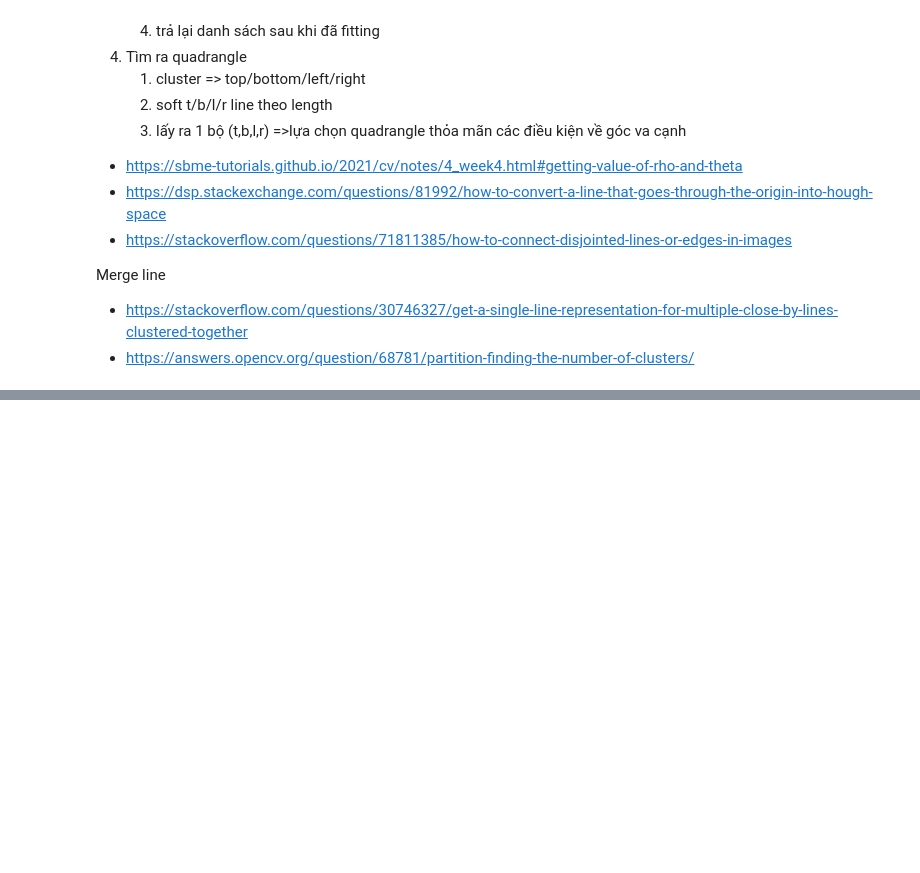
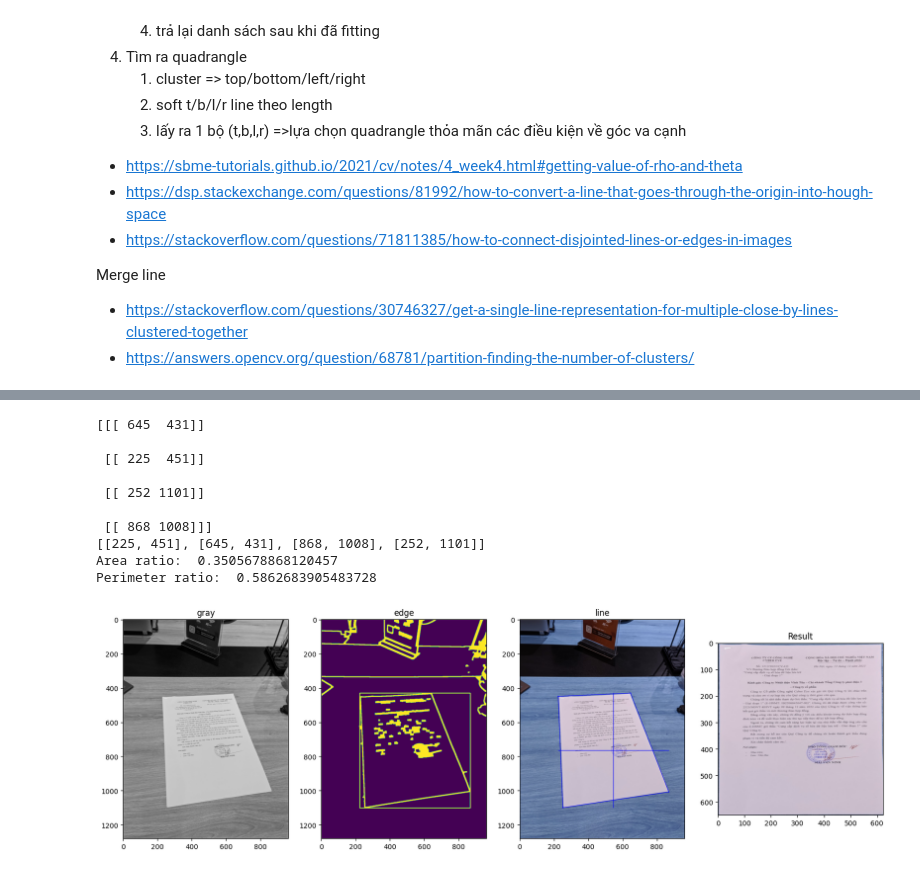
Before and after one commit to dqhuy/kuka-py, a Jupyter notebook: kuka.lab/kuka-perspective-doc.ipynb, the cells around one changed output, grey strips where cells are left out. Drawn from its saved outputs; the diff is of its cells as text; code cells hidden in the pictures; blank space fills up the shorter version.

```diff
--- a/kuka.lab/kuka-perspective-doc.ipynb
+++ b/kuka.lab/kuka-perspective-doc.ipynb
@@ -515,0 +293,79 @@ Couldn't find program: 'echo'
+# %%
+pathImage = r"D:\Google-drive-huy-work\imagedata\perspective-skew\train\img_ (4).jpg"
+# %%
+#Method 1: using biggest contour
+src = cv2.imread(pathImage)
+lineImg = np.zeros(src.shape,dtype=np.uint8)
+cropedImg = np.zeros(src.shape,dtype=np.uint8)
+hasCropped=False
+topleftPoint=[]
+toprightPoint=[]
+bottomleftPoint=[]
+bottomrightPoint=[]
+
+
+img_height = src.shape[0]
+img_width = src.shape[1]
+
+gray = cv2.cvtColor(src, cv2.COLOR_BGR2GRAY) # CONVERT IMAGE TO GRAY SCALE
+blurImg = cv2.GaussianBlur(gray, (5, 5), 1) # ADD GAUSSIAN BLUR
+
+edgeImg = cv2.Canny(blurImg,40,200) # APPLY CANNY BLUR
+kernel = np.ones((7, 7))
+edgeImg = cv2.dilate(edgeImg, kernel, iterations=2) # APPLY DILATION
+edgeImg = cv2.erode(edgeImg, kernel, iterations=1)  # APPLY EROSION
+
+## FIND ALL COUNTOURS
+contours, hierarchy = cv2.findContours(edgeImg, cv2.RETR_EXTERNAL, cv2.CHAIN_APPROX_SIMPLE) # FIND ALL CONTOURS
+biggest = biggestContour(contours) # FIND THE BIGGEST CONTOUR
+
+if len(biggest) == 4:
+    print(biggest)
+    biggest = biggest.reshape(4,2)
+    biggest_order = order_points(biggest)
+    print(biggest_order)
+    x,y,w,h = cv2.boundingRect(np.array(biggest_order).reshape(4,1,2))
+    print("Area ratio: ",(w*h)/(img_height*img_width))
+    print("Perimeter ratio: ",(w+h)/(img_height+img_width))
+    cv2.rectangle(edgeImg,(x,y),(x+w,y+h),(255,255,255),3)
+
+    if(w*h >= 0.33*(img_height*img_width)):
+        topleftPoint,toprightPoint,bottomrightPoint,bottomleftPoint = biggest_order
+        topLine = np.array([topleftPoint,toprightPoint]).reshape(4)
+        bottomLine = np.array([bottomleftPoint,bottomrightPoint]).reshape(4)
+        leftLine = np.array([topleftPoint,bottomleftPoint]).reshape(4)
+        rightLine = np.array([toprightPoint,bottomrightPoint]).reshape(4)
+        cropedImg,lineImg,(topleftPoint,toprightPoint,bottomrightPoint,bottomleftPoint) = cropImage(src,topLine[0:4],bottomLine[0:4],leftLine[0:4],rightLine[0:4])
+        hasCropped=True
+
+
+plt.figure(figsize=(20,10))
+plt.subplot(1,4,1)
+plt.title("gray")
+plt.imshow(gray,cmap='gray')
+
+plt.subplot(1,4,2)
+plt.title("edge")
+plt.imshow(edgeImg)
+
+plt.subplot(1,4,3)
+plt.title("line")
+plt.imshow(lineImg)
+
+plt.subplot(1,4,4)
+plt.title("Result")
+plt.imshow(cropedImg)
+
+plt.show()
+# %% [output]
+[[[ 645  431]]
+
+ [[ 225  451]]
+
+ [[ 252 1101]]
+
+ [[ 868 1008]]]
+[[225, 451], [645, 431], [868, 1008], [252, 1101]]
+Area ratio:  0.3505678868120457
+Perimeter ratio:  0.5862683905483728
+[figure, added]
```
Also changed, not shown: parts of 17 cells of this notebook, 5 other files.
